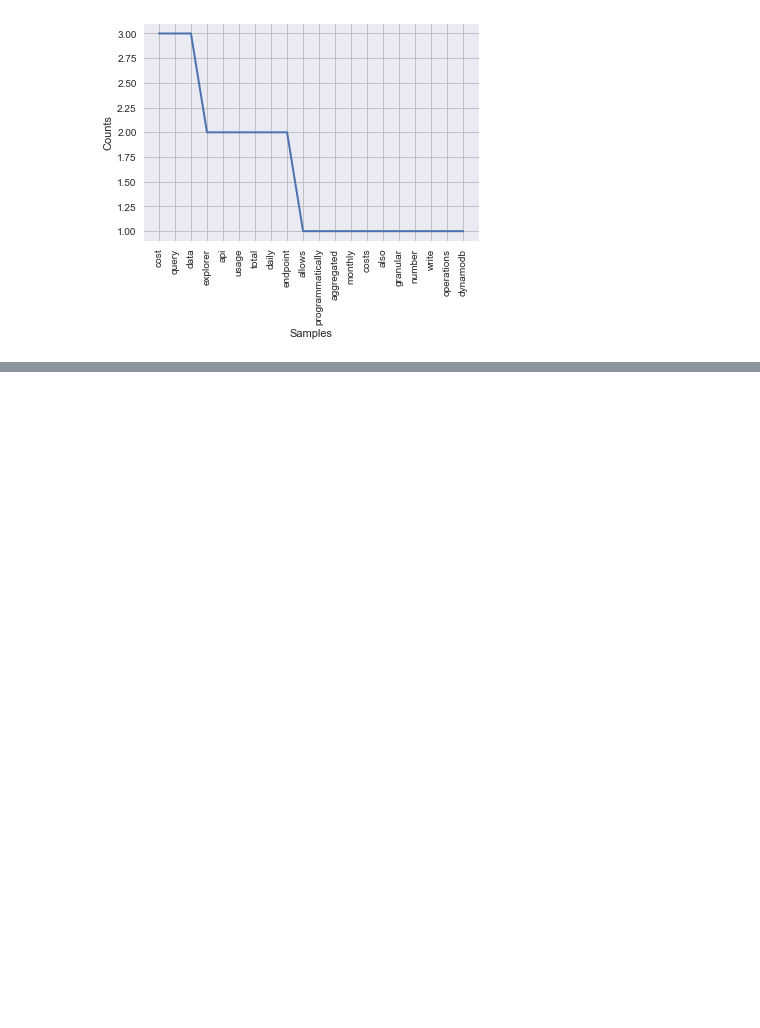
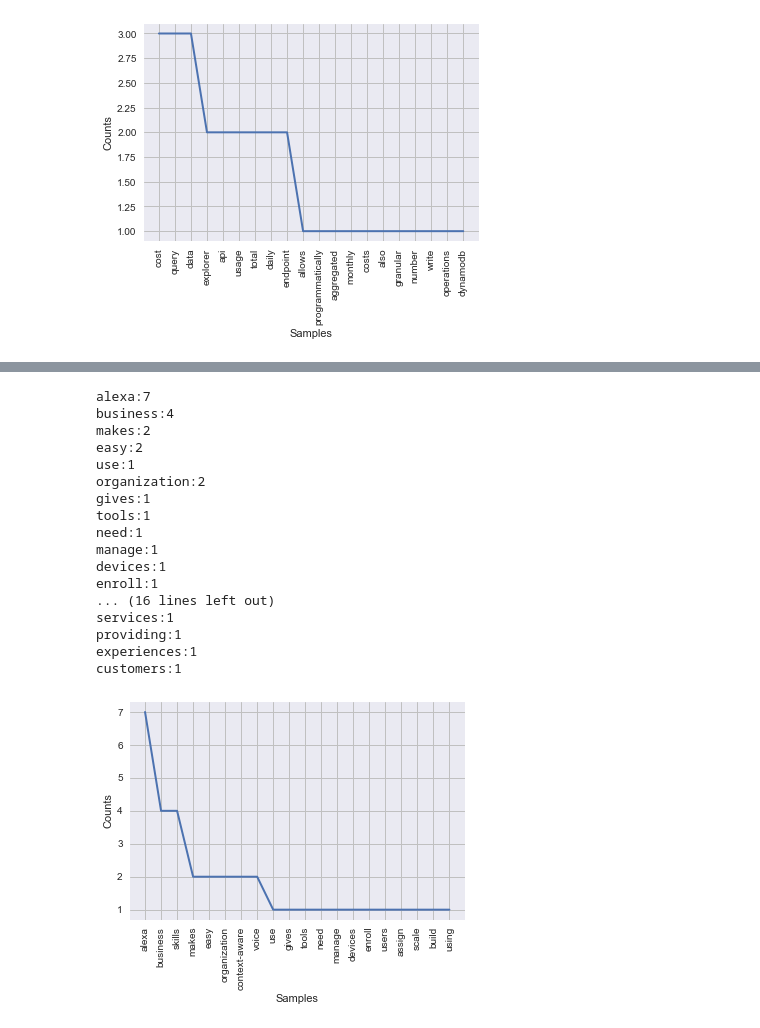
Before and after one commit to pmanlukas/thesisdata, a Jupyter notebook: info.ipynb, the cells around one changed output, grey strips where cells are left out. Drawn from its saved outputs; the diff is of its cells as text; code cells hidden in the pictures; blank space fills up the shorter version.

Commit message:
tokenized and lemmatized words

```diff
--- a/info.ipynb
+++ b/info.ipynb
@@ -364,3 +364,8 @@ provides:1
 following:1
 https:1
 [figure]
+# %%
+
+from nltk.stem import PorterStemmer
+stemmer = PorterStemmer()
+print(stemmer.stem('asdad'))
@@ -366,0 +374,9 @@ https:1
+# %%
+stemmadict  = dict()
+for tokens in tokendict:
+    token = tokendict[tokens]
+    token_stem = []
+    for element in token:
+        stems = stemmer.stem(element)
+        token_stem.append(stems)
+    stemmadict[tokens] = token_stem
@@ -366,0 +387,8 @@ https:1
+# %%
+
+from nltk.stem import WordNetLemmatizer
+lemmatizer = WordNetLemmatizer()
+print(lemmatizer.lemmatize('playing', pos="v"))
+print(lemmatizer.lemmatize('asd', pos="n"))
+print(lemmatizer.lemmatize('asd', pos="a"))
+print(lemmatizer.lemmatize('asd', pos="r"))
@@ -366,0 +400,12 @@ https:1
+# %%
+lemmadict  = dict()
+for tokens in tokendict:
+    token = tokendict[tokens]
+    token_lem = []
+    for element in token:
+        lems = lemmatizer.lemmatize(element, pos="v")
+        lems = lemmatizer.lemmatize(element, pos="n")
+        lems = lemmatizer.lemmatize(element, pos="a")
+        token_lem.append(lems)
+
+    lemmadict[tokens] = token_lem
@@ -366,0 +435,26 @@ https:1
+# %%
+freq = nltk.FreqDist(lemmadict[keys[10]])
+
+for key,val in freq.items():
+
+    print (str(key) + ':' + str(val))
+freq.plot(20, cumulative=False)
+# %% [output]
+alexa:7
+business:4
+makes:2
+easy:2
+use:1
+organization:2
+gives:1
+tools:1
+need:1
+manage:1
+devices:1
+enroll:1
+... (16 lines left out)
+services:1
+providing:1
+experiences:1
+customers:1
+[figure, added]
```
Also changed, not shown: parts of 7 cells of this notebook, 1 other file.
